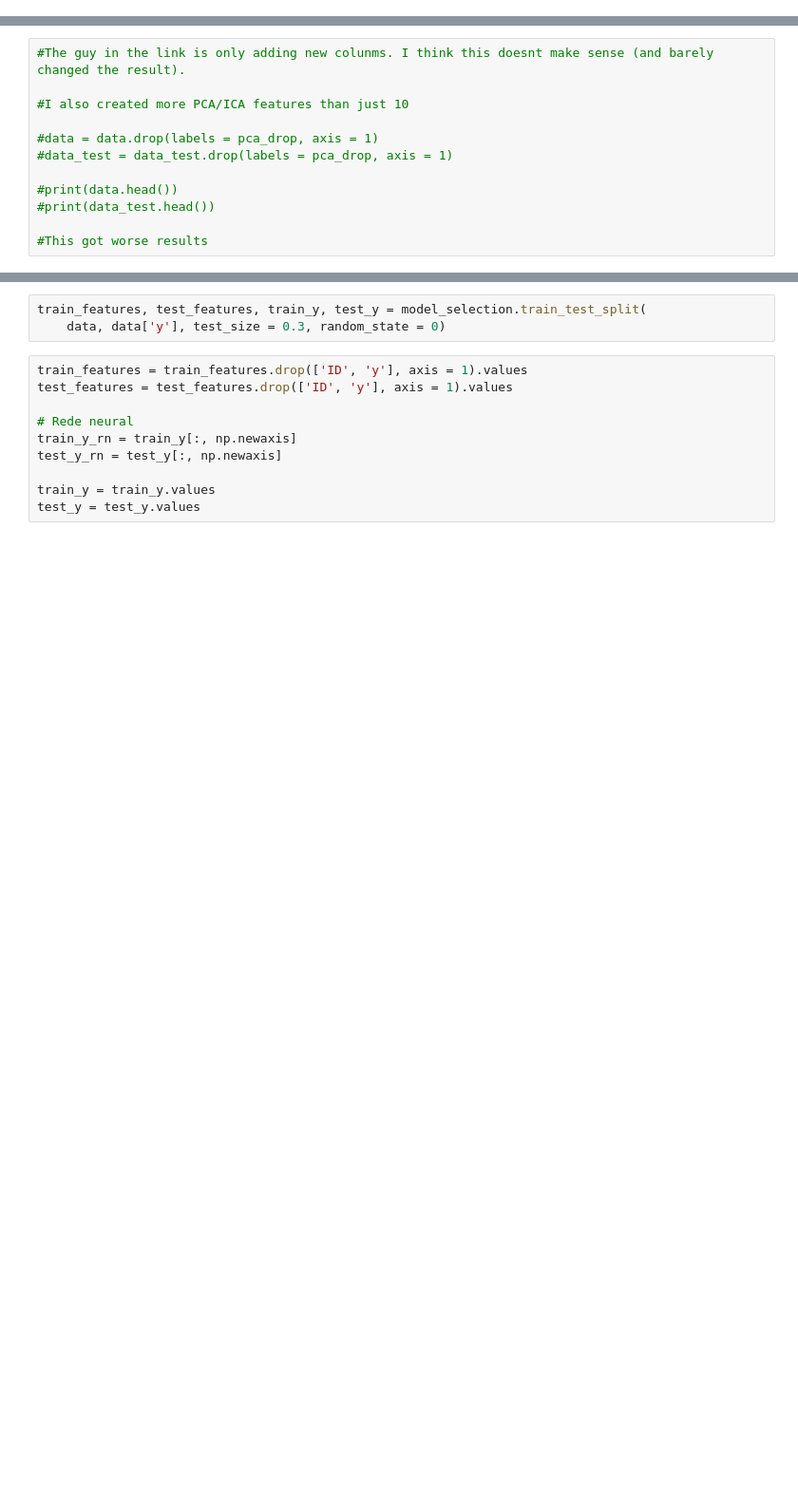
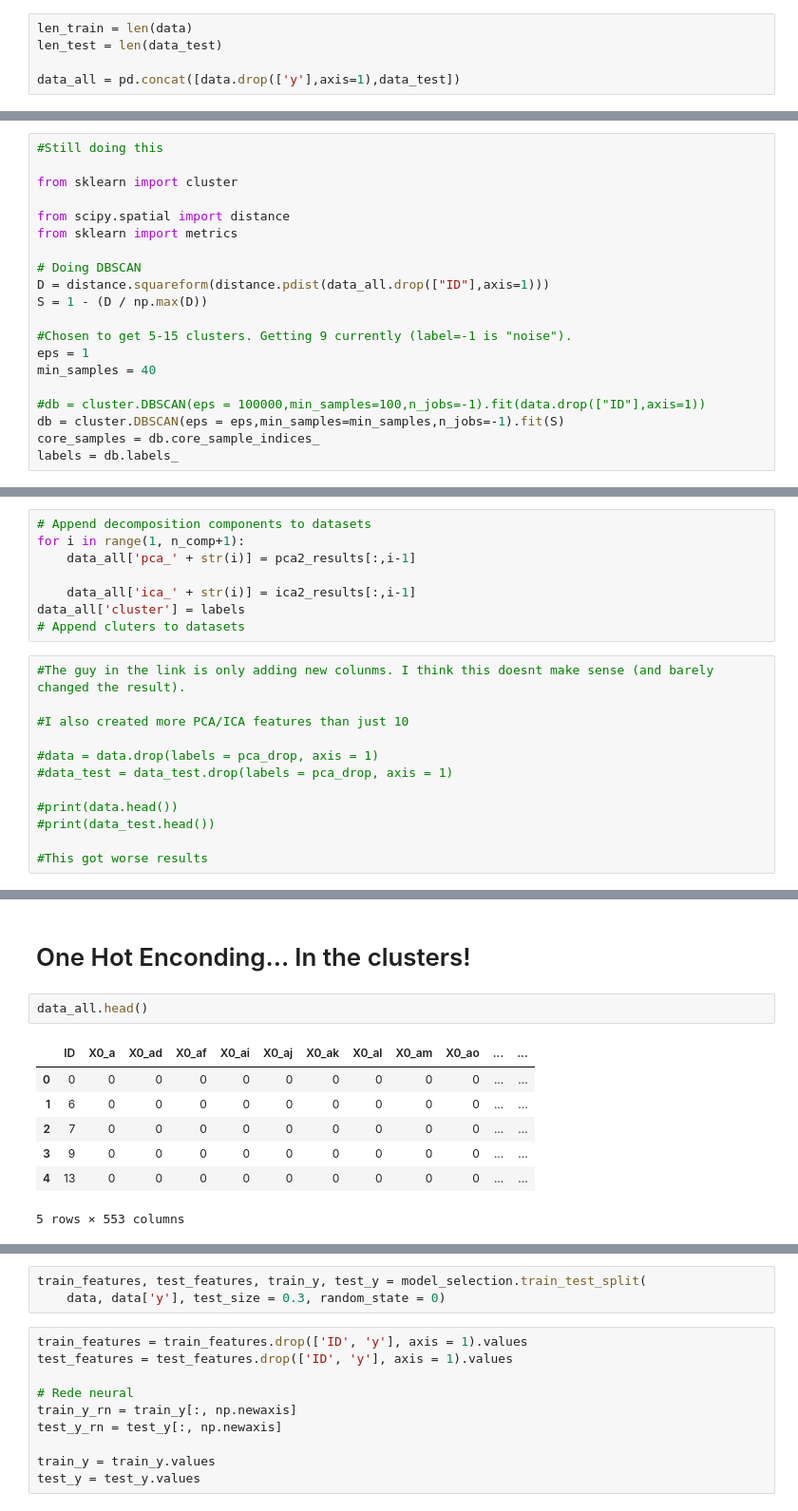
Before and after one commit to Wangbarros/Kaggle_Mercedes-Benz, a Jupyter notebook: Analyses.ipynb, the cells around one changed output, grey strips where cells are left out. Shown at 95% size. Cells and saved outputs as stored; diff of their text form; blank space fills up the shorter version.

Commit message:
Added clustering and joined train+test for PCA

```diff
--- a/Analyses.ipynb
+++ b/Analyses.ipynb
@@ -106,0 +157,5 @@ data_test = data_test[keep]
+# %%
+len_train = len(data)
+len_test = len(data_test)
+
+data_all = pd.concat([data.drop(['y'],axis=1),data_test])
@@ -135,0 +185,20 @@ for i in range(1, n_comp+1):
+# %%
+#Still doing this
+
+from sklearn import cluster
+
+from scipy.spatial import distance
+from sklearn import metrics
+
+# Doing DBSCAN
+D = distance.squareform(distance.pdist(data_all.drop(["ID"],axis=1)))
+S = 1 - (D / np.max(D))
+
+#Chosen to get 5-15 clusters. Getting 9 currently (label=-1 is "noise").
+eps = 1
+min_samples = 40
+
+#db = cluster.DBSCAN(eps = 100000,min_samples=100,n_jobs=-1).fit(data.drop(["ID"],axis=1))
+db = cluster.DBSCAN(eps = eps,min_samples=min_samples,n_jobs=-1).fit(S)
+core_samples = db.core_sample_indices_
+labels = db.labels_
@@ -136,3 +231,11 @@ for i in range(1, n_comp+1):
+# %%
+# Append decomposition components to datasets
+for i in range(1, n_comp+1):
+    data_all['pca_' + str(i)] = pca2_results[:,i-1]
+
+    data_all['ica_' + str(i)] = ica2_results[:,i-1]
+data_all['cluster'] = labels
+# Append cluters to datasets
 # %%
 #The guy in the link is only adding new colunms. I think this doesnt make sense (and barely changed the result).
 
@@ -147,0 +273,12 @@ for i in range(1, n_comp+1):
+# %% [markdown]
+# One Hot Enconding... In the clusters!
+# %%
+data_all.head()
+# %% [output]
+|  | ID | X0_a | X0_ad | X0_af | X0_ai | X0_aj | X0_ak | X0_al | X0_am | X0_ao | ... | ... |
+| 0 | 0 | 0 | 0 | 0 | 0 | 0 | 0 | 0 | 0 | 0 | ... | ... |
+| 1 | 6 | 0 | 0 | 0 | 0 | 0 | 0 | 0 | 0 | 0 | ... | ... |
+| 2 | 7 | 0 | 0 | 0 | 0 | 0 | 0 | 0 | 0 | 0 | ... | ... |
+| 3 | 9 | 0 | 0 | 0 | 0 | 0 | 0 | 0 | 0 | 0 | ... | ... |
+| 4 | 13 | 0 | 0 | 0 | 0 | 0 | 0 | 0 | 0 | 0 | ... | ... |
+5 rows × 553 columns
```
Also changed, not shown: parts of 27 cells of this notebook.
